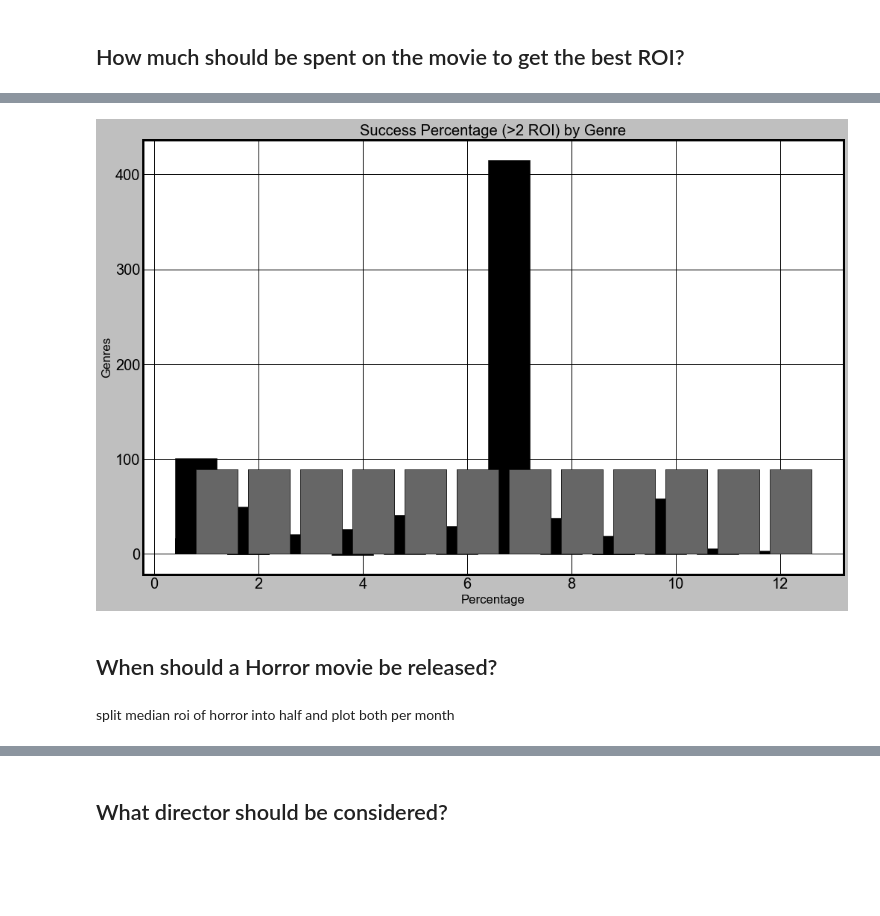
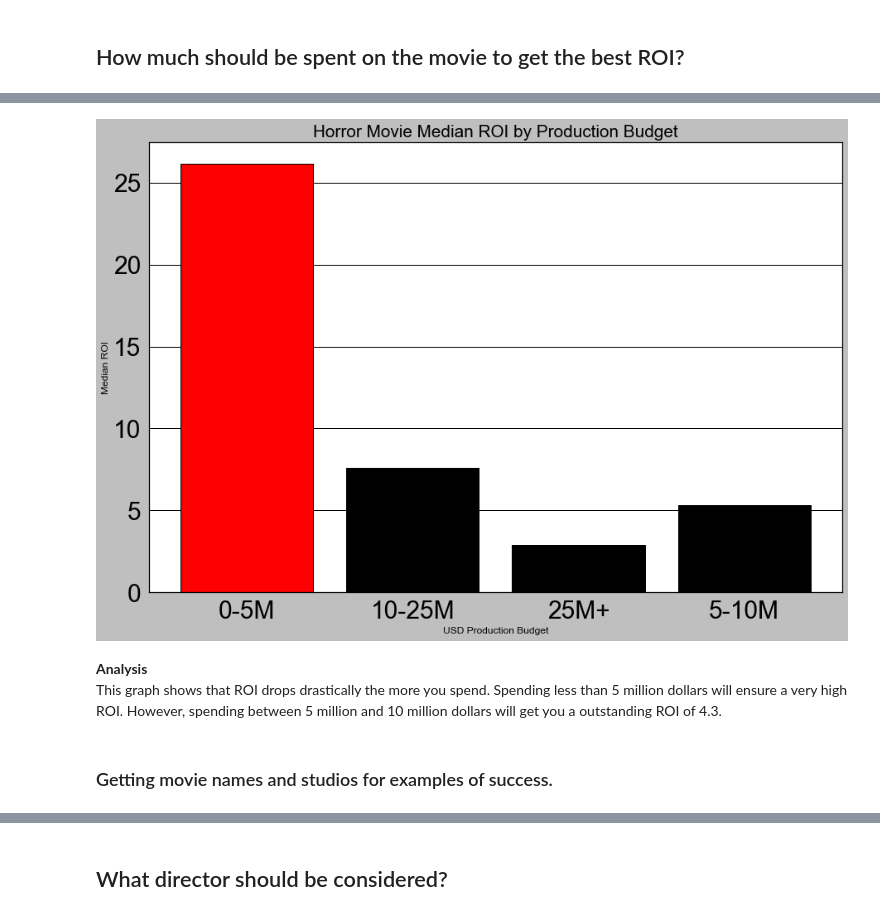
Before and after one commit to bentson1187/dsc-phase-1-project, a Jupyter notebook: Bentson, Brian Phase 1 Project.ipynb, the cells around one changed output, grey strips where cells are left out. Saved outputs shown, nothing was run; the diff lists cells and outputs as text; code cells hidden in the pictures; blank space fills up the shorter version.

```diff
--- a/Bentson, Brian Phase 1 Project.ipynb
+++ b/Bentson, Brian Phase 1 Project.ipynb
@@ -1491,0 +1639,3 @@ ax.hist(movies_df_horror['release_month'])
+# %%
+roi_vs_production_budget = movies_df_horror[['production_budget','roi']]
+roi_vs_production_budget
@@ -1491,0 +1660,14 @@ ax.hist(movies_df_horror['release_month'])
+# %%
+#create a list of conditions to bucket production_budget
+conditions = [(roi_vs_production_budget['production_budget'] >0)
+               & (roi_vs_production_budget['production_budget'] <= 5000000),
+              (roi_vs_production_budget['production_budget'] > 5000000)
+               & (roi_vs_production_budget['production_budget'] <= 10000000),
+              (roi_vs_production_budget['production_budget'] > 10000000)
+               & (roi_vs_production_budget['production_budget'] <= 25000000),
+              (roi_vs_production_budget['production_budget'] > 25000000)]
+
+values = ['0-5M','5-10M','10-25M','25M+']
+
+roi_vs_production_budget['cat'] = np.select(conditions,values)
+roi_vs_production_budget
@@ -1491,0 +1697,4 @@ ax.hist(movies_df_horror['release_month'])
+# %%
+#creating dataframe to graph roi by quartile production budget
+graph_roi_vs_prod_budget = roi_vs_production_budget.groupby('cat').median()
+graph_roi_vs_prod_budget
@@ -1492,20 +1708,21 @@ ax.hist(movies_df_horror['release_month'])
 # %%
-#bar chart of roi by release month, dual axis with count of movies
+#create a barplot showing the median roi by production_budget quartile
 fig, ax = plt.subplots(figsize=(15,10))
-x = movies_df_horror['release_month']
-height_roi = movies_df_horror['roi']
-height_count = movies_df_horror['release_date'].count()
-width = .4
+x=graph_roi_vs_prod_budget.index
+y=graph_roi_vs_prod_budget['roi']
 
-ax.bar(x-width/2,height=height_roi)
-ax.bar(x+width/2,height=height_count)
-ax.set_title('Success Percentage (>2 ROI) by Genre')
-ax.set_xlabel('Percentage')
-ax.set_ylabel('Genres')
-ax.tick_params(axis='both', which='major', labelsize=20)
+ax.bar(x=x, height=y, color=['red','black','black','black'])
+
+ax.set_title('Horror Movie Median ROI by Production Budget', fontsize='xx-large')
+ax.set_xlabel('USD Production Budget')
+ax.set_ylabel('Median ROI')
+ax.tick_params(axis='both', which='major', labelsize=30)
+ax.grid(axis='x')
 # %% [output]
-[figure, old version]
+[figure, new version]
-# %% [markdown]
-## When should a Horror movie be released?
-# %% [markdown]
-split median roi of horror into half and plot both per month
+# %% [markdown]
+**Analysis**
+<br>
+This graph shows that ROI drops drastically the more you spend. Spending less than 5 million dollars will ensure a very high ROI. However, spending between 5 million and 10 million dollars will get you a outstanding ROI of 4.3.
+# %% [markdown]
+### Getting movie names and studios for examples of success.
```
Also changed, not shown: parts of 51 cells of this notebook, 1 other file.
